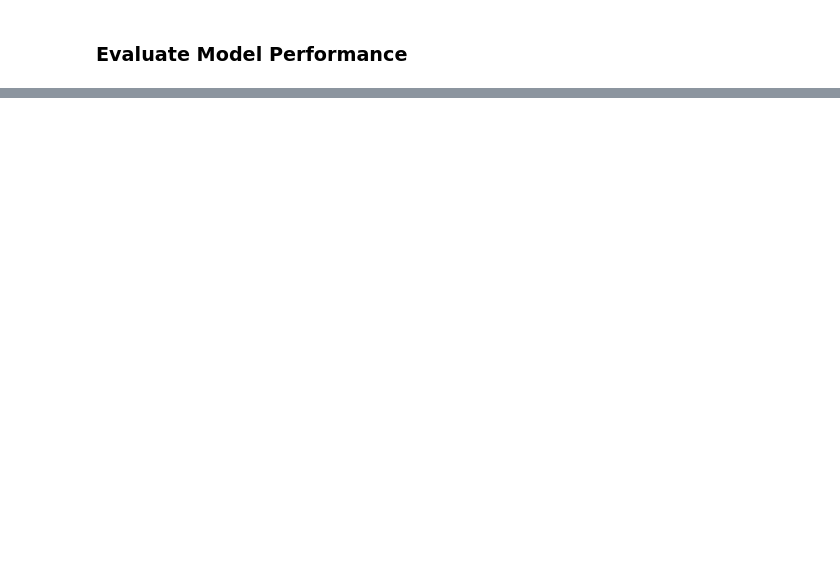
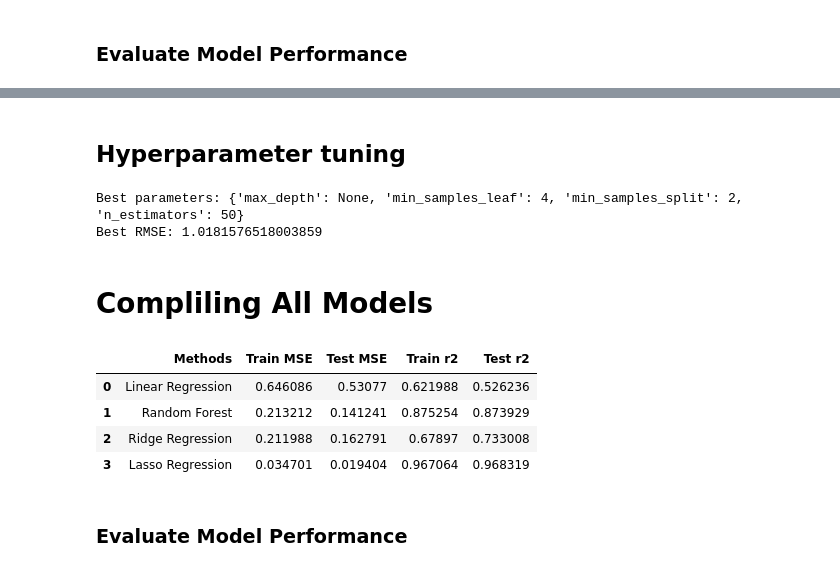
Before and after one commit to ToobaObeidy-1/DA_bootcamp_python, a Jupyter notebook: HPAC_machine_learning_model.ipynb, the cells around one changed output, grey strips where cells are left out. Drawn from its saved outputs; the diff is of its cells as text; code cells hidden in the pictures; blank space fills up the shorter version.

```diff
--- a/HPAC_machine_learning_model.ipynb
+++ b/HPAC_machine_learning_model.ipynb
@@ -430,0 +429,3 @@ Model Performance: A 94.7% accuracy suggests that the Gaussian Naive Bayes model
+# %%
+y_L_pred_train = lasso_model.predict(x_train_scaled)
+y_L_pred_test = lasso_model.predict(x_test_scaled)
@@ -430,0 +434,11 @@ Model Performance: A 94.7% accuracy suggests that the Gaussian Naive Bayes model
+# %%
+train_L_mse = mean_squared_error(y_train,y_L_pred_train)
+test_L_mse = mean_squared_error(y_test, y_L_pred_test)
+train_L_r2 = r2_score(y_train, y_L_pred_train)
+test_L_r2 = r2_score(y_test, y_L_pred_test)
+
+#Print the results
+print("Lasso MSE Train:", train_L_mse)
+print("Lasso r2 Train:", train_L_r2)
+print("Lasso MSE Test:", test_L_mse)
+print("Lasso r2 Test:", test_L_r2)
@@ -430,0 +450,4 @@ Model Performance: A 94.7% accuracy suggests that the Gaussian Naive Bayes model
+# %%
+Lasso_results = pd.DataFrame(["Lasso Regression",train_L_mse ,test_L_mse , train_L_r2 , test_L_r2]).transpose()
+Lasso_results.columns = ["Methods", "Train MSE", "Test MSE", "Train r2", "Test r2"]
+Lasso_results
@@ -504,0 +646,41 @@ R² Score: 1.0
+# %% [markdown]
+## Hyperparameter tuning
+# %%
+from sklearn.ensemble import RandomForestRegressor
+from sklearn.model_selection import GridSearchCV
+
+# Define parameter grid for tuning
+param_grid = {
+    'n_estimators': [50, 100, 200],
+    'max_depth': [None, 10, 20, 30],
+    'min_samples_split': [2, 5, 10],
+    'min_samples_leaf': [1, 2, 4]
+}
+
+# Initialize the model
+rf = RandomForestRegressor(random_state=42)
+
+# Perform grid search with cross-validation
+grid_search = GridSearchCV(estimator=rf, param_grid=param_grid, cv=5, scoring='neg_mean_squared_error')
+grid_search.fit(x, y)
+
+# Best parameters
+print("Best parameters:", grid_search.best_params_)
+print("Best RMSE:", (-grid_search.best_score_) ** 0.5)
+# %% [output]
+Best parameters: {'max_depth': None, 'min_samples_leaf': 4, 'min_samples_split': 2, 'n_estimators': 50}
+Best RMSE: 1.0181576518003859
+# %% [markdown]
+# Compliling All Models
+# %%
+df_models = pd.concat((lr_results, rf_results, R_results, Lasso_results), axis = 0)
+df_models.reset_index(drop = True, inplace = True)
+df_models
+# %% [output]
+|  | Methods | Train MSE | Test MSE | Train r2 | Test r2 |
+| 0 | Linear Regression | 0.646086 | 0.53077 | 0.621988 | 0.526236 |
+| 1 | Random Forest | 0.213212 | 0.141241 | 0.875254 | 0.873929 |
+| 2 | Ridge Regression | 0.211988 | 0.162791 | 0.67897 | 0.733008 |
+| 3 | Lasso Regression | 0.034701 | 0.019404 | 0.967064 | 0.968319 |
+# %% [markdown]
+### Evaluate Model Performance
```
Also changed, not shown: parts of 50 cells of this notebook.
